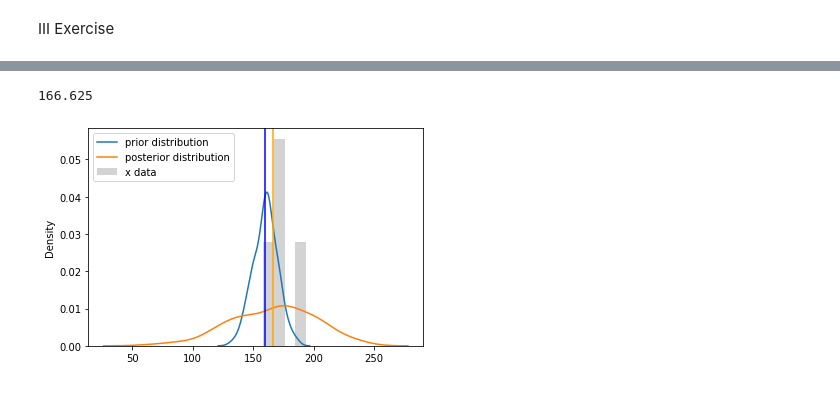
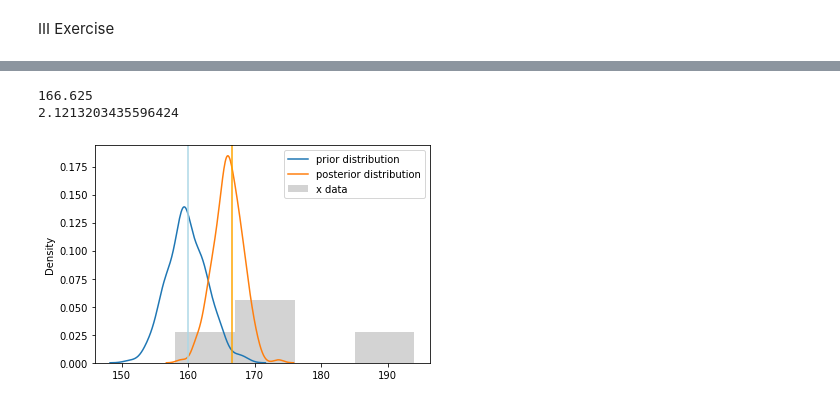
Before and after one commit to ImolaFodor/probabilistic-ML, a Jupyter notebook: HW02_pyro.ipynb, the cells around one changed output, grey strips where cells are left out. Saved outputs shown, nothing was run; the diff lists cells and outputs as text; code cells hidden in the pictures.

```diff
--- a/HW02_pyro.ipynb
+++ b/HW02_pyro.ipynb
@@ -81,30 +82,33 @@ x = [174, 158, 194, 167]
 x_i = 693/4 #sum
 
 mu_post = (160/9 + 693/36)/(1/9 + 4/36)
+sigma_post = math.sqrt(1/ (1/9 + 4/36))
 
 print(mu_post)
+print(sigma_post)
 # %% [output]
 166.625
+2.1213203435596424
 # %%
 
 
 # distribution
-normal_prior = dist.Normal(160, 9)
-normal_post = dist.Normal(166, 36)
+normal_prior = dist.Normal(160, 3)
+normal_post = dist.Normal(166, 2.12)
 
 normal_prior_samples = [pyro.sample("normal",normal_prior) for i in range(200)]
 normal_post_samples = [pyro.sample("normal",normal_post) for i in range(200)]
 
 #plot
 sns.distplot(normal_prior_samples,label='prior distribution', hist = False)
 sns.distplot(normal_post_samples, label='posterior distribution', hist = False)
 plt.hist(x, bins=4, range=None, density=True, color = "lightgray", label="x data")
 
 plt.legend()
 plt.axvline(x=mu_0,
-            color='blue')
+            color='lightblue')
 plt.axvline(x=mu_post,
             color='orange')
 plt.show()
 # %% [output]
-[figure, old version]
+[figure, new version]
```
Also changed, not shown: parts of 3 cells of this notebook.
